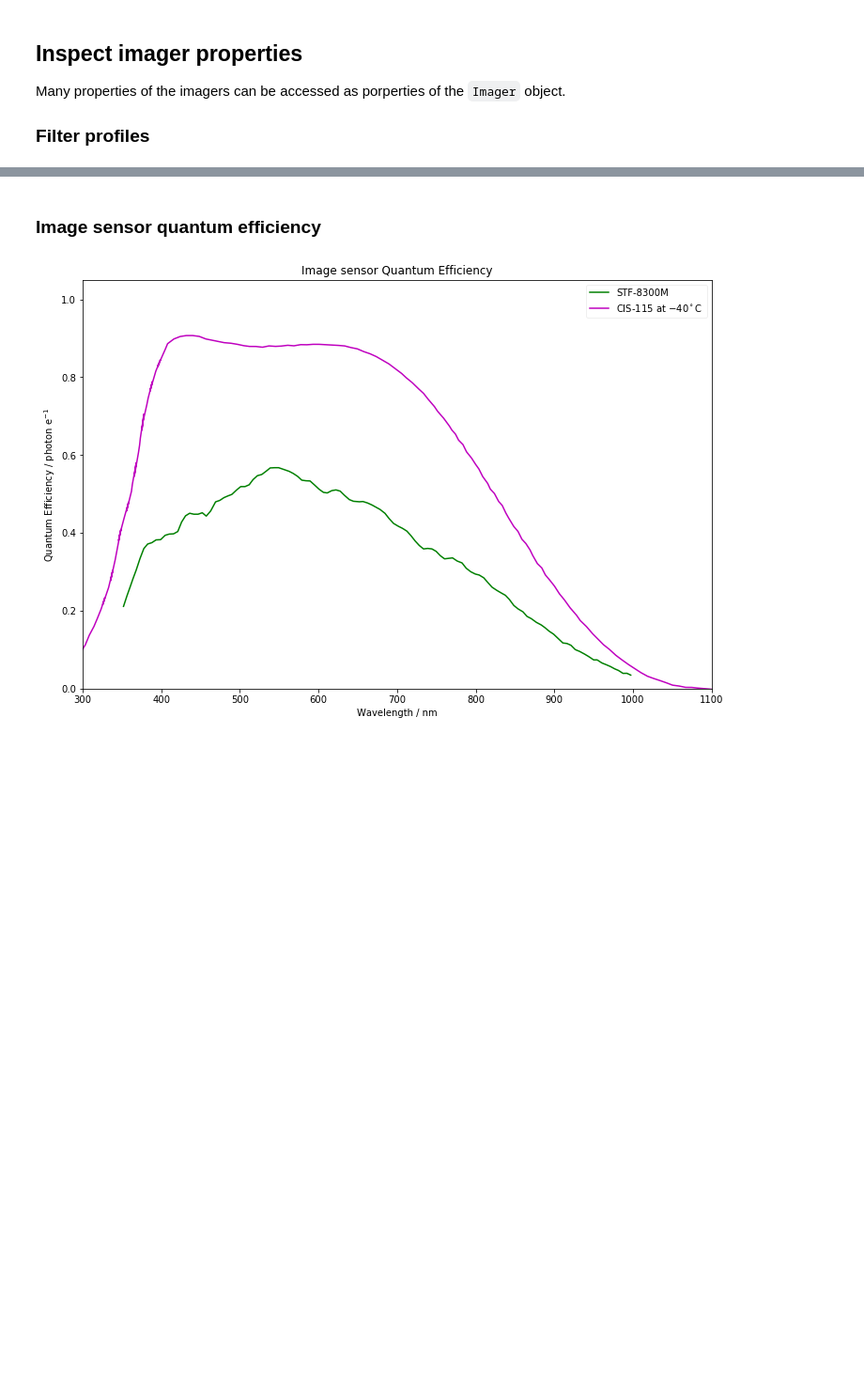
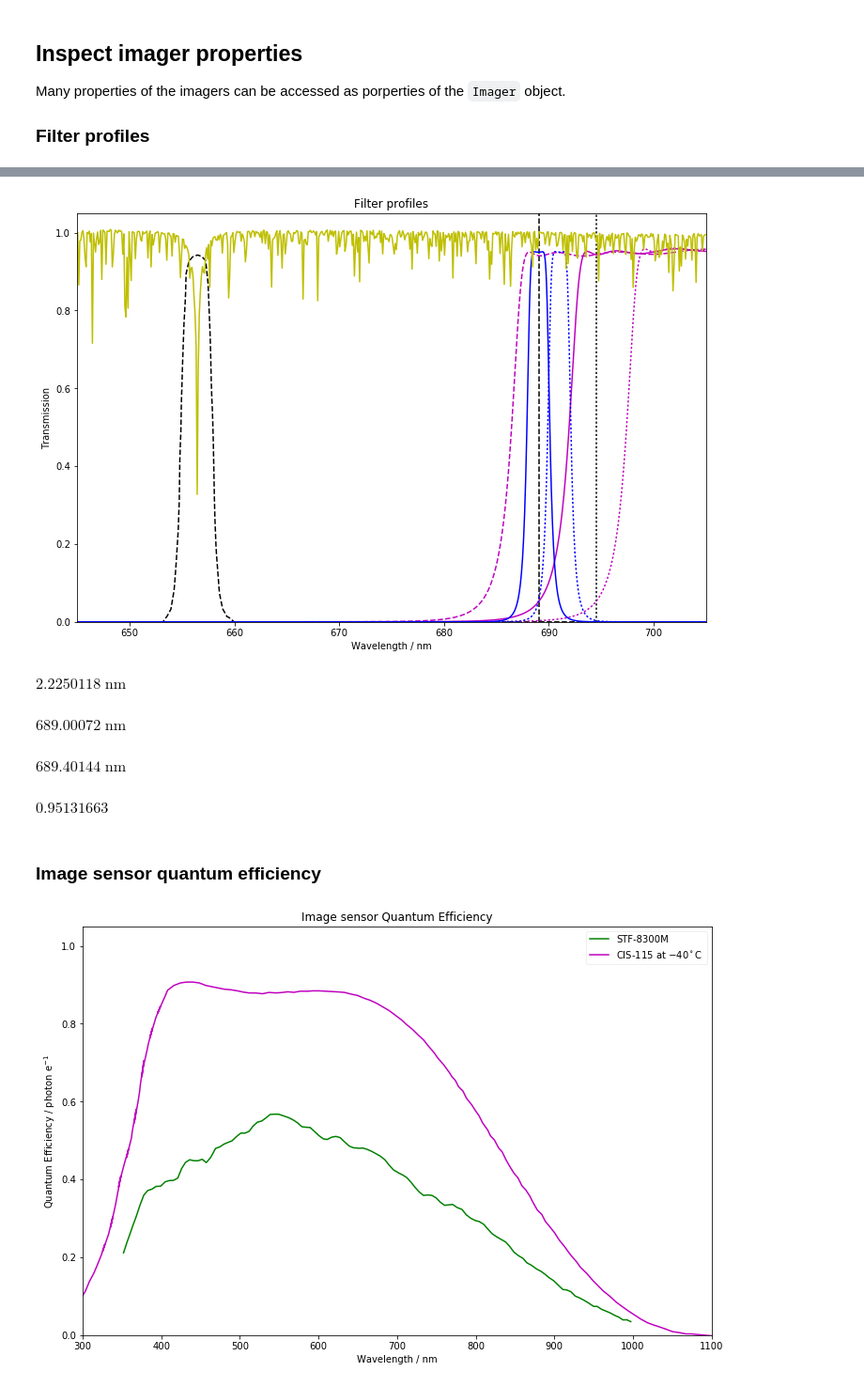
Before and after one commit to AstroHuntsman/gunagala, a Jupyter notebook: examples/Australian Space Eye 2017.ipynb, the cells around one changed output, grey strips where cells are left out. Shown: that part at 94% size. Saved outputs shown, nothing was run; the diff lists cells and outputs as text; code cells hidden in the pictures; blank space fills up the shorter version.

Commit message:
Added FWHM, lambda_c, lambda_peak, peak properties to Filter

```diff
--- a/examples/Australian Space Eye 2017.ipynb
+++ b/examples/Australian Space Eye 2017.ipynb
@@ -56,3 +75,44 @@ plt.gcf().set_size_inches(12,8)
+# %%
+plt.plot(waves_h, huntsman.filters['Ha_3nm'].transmission(waves_h), 'k--', label='Astrodon Ha 3nm')
+
+plt.plot(waves_a, ase_90mm.filters['ase_i1'].transmission(waves_a), 'm--', label='ASE i1')
+plt.plot(waves_a, ase_90mm.filters['ase_i2'].transmission(waves_a), 'm-', label='ASE i2')
+plt.plot(waves_a, ase_90mm.filters['ase_i3'].transmission(waves_a), 'm:', label='ASE i3')
+
+plt.plot(waves_a, ase_90mm.filters['ase_nb689'].transmission(waves_a), 'b-', label='ASE NB689')
+plt.plot(waves_a, ase_90mm.filters['ase_nb691'].transmission(waves_a), 'b:', label='ASE NB691')
+
+
+plt.plot(ase_90mm.sky.waves.to(u.nm), 1.01 *ase_90mm.sky.photon_sfd/ase_90mm.sky.photon_sfd.max(), 'y-', label='Zodiacal Light')
+
+plt.vlines(Ha.value * (1 + 0.05), 0, 1.05, linestyles='dashed', label='z = 0.05')
+plt.vlines(Ha.value * (1 + 0.0583), 0, 1.05, linestyles='dotted', label='z = 0.0583')
+
+#plt.legend(loc='upper right', fancybox=True, framealpha=0.8)
+plt.xlabel('Wavelength / nm')
+plt.ylabel('Transmission')
+plt.title('Filter profiles')
+plt.xlim(645, 705)
+plt.ylim(0, 1.05)
+plt.gcf().set_size_inches(12,8)
+# %% [output]
+[figure, added]
+# %%
+ase_90mm.filters['ase_nb689'].FWHM
+# %% [output]
+$2.2250118 \; \mathrm{nm}$
+# %%
+ase_90mm.filters['ase_nb689'].lambda_c
+# %% [output]
+$689.00072 \; \mathrm{nm}$
+# %%
+ase_90mm.filters['ase_nb689'].lambda_peak
+# %% [output]
+$689.40144 \; \mathrm{nm}$
+# %%
+ase_90mm.filters['ase_nb689'].peak
+# %% [output]
+$0.95131663 \; \mathrm{}$
 # %% [markdown]
 ### Image sensor quantum efficiency
 # %%
```
Also changed, not shown: parts of 5 cells of this notebook, 3 other files.
